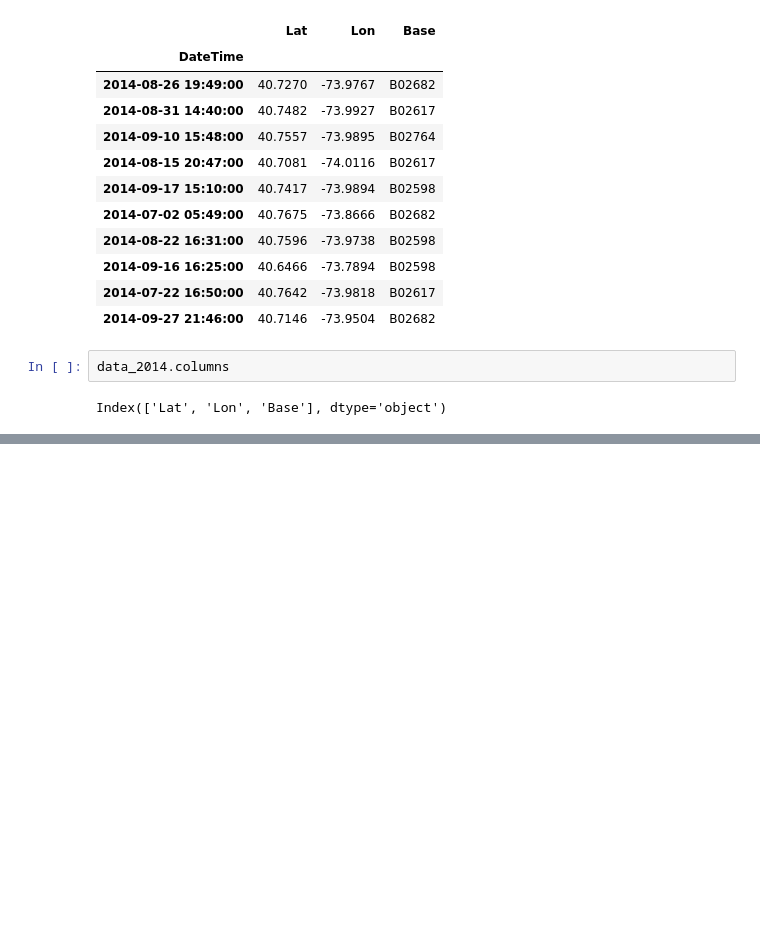
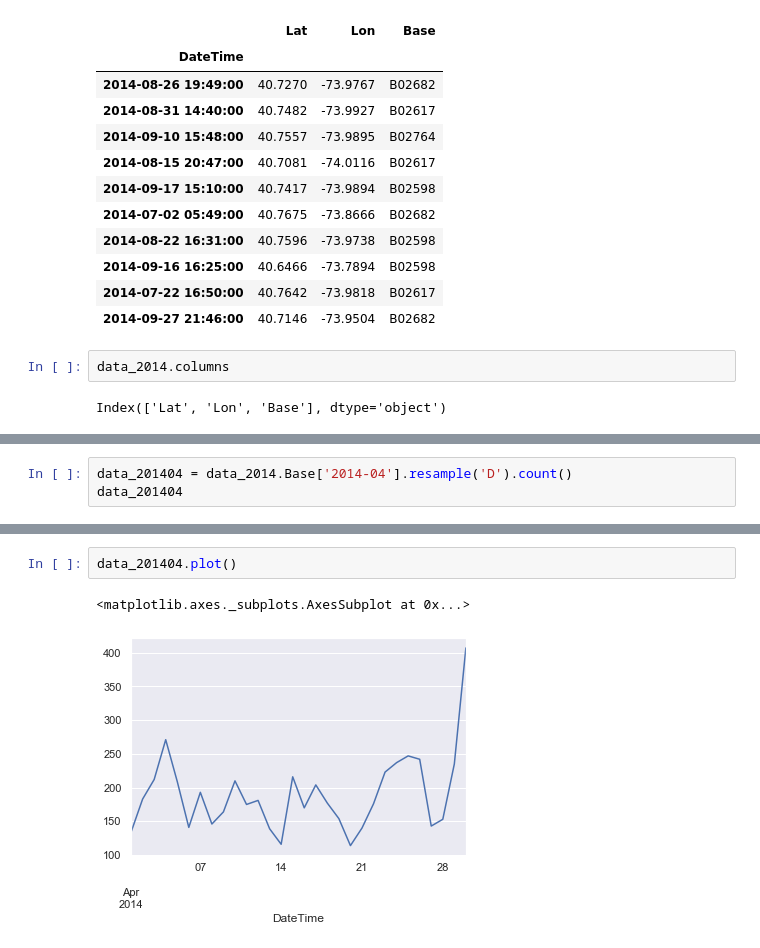
Before and after one commit to yrahan/uber, a Jupyter notebook: Uber Data Analysis Project.ipynb, the cells around one changed output, grey strips where cells are left out. Saved outputs shown, nothing was run; the diff lists cells and outputs as text; blank space fills up the shorter version.

Commit message:
Update Uber Data Analysis Project.ipynb
ploting attempts

```diff
--- a/Uber Data Analysis Project.ipynb
+++ b/Uber Data Analysis Project.ipynb
@@ -186,0 +199,3 @@ Index(['Lat', 'Lon', 'Base'], dtype='object')
+# %%
+data_201404 = data_2014.Base['2014-04'].resample('D').count()
+data_201404
@@ -186,0 +220,5 @@ Index(['Lat', 'Lon', 'Base'], dtype='object')
+# %%
+data_201404.plot()
+# %% [output]
+<matplotlib.axes._subplots.AxesSubplot at 0x...>
+[figure, added]
```
Also changed, not shown: parts of 18 cells of this notebook.
